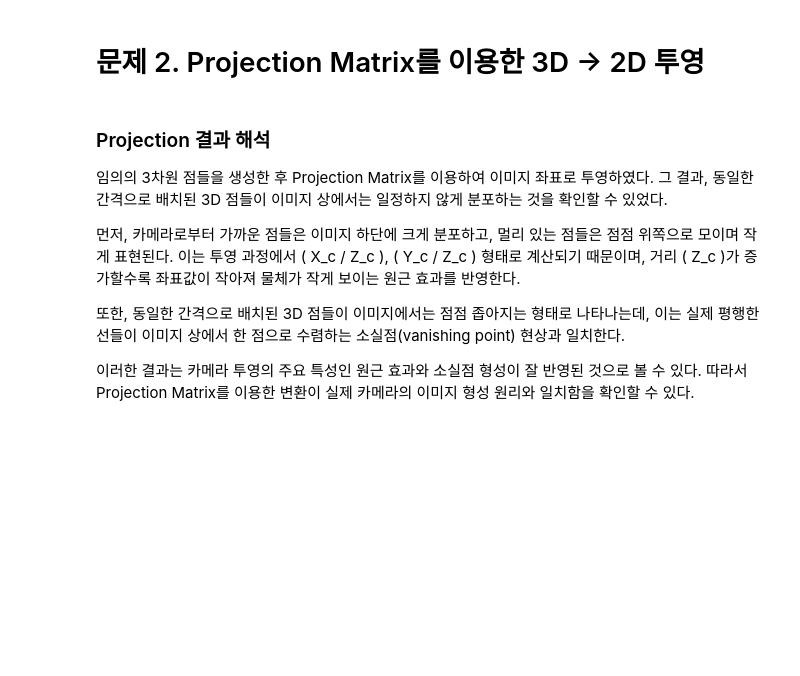
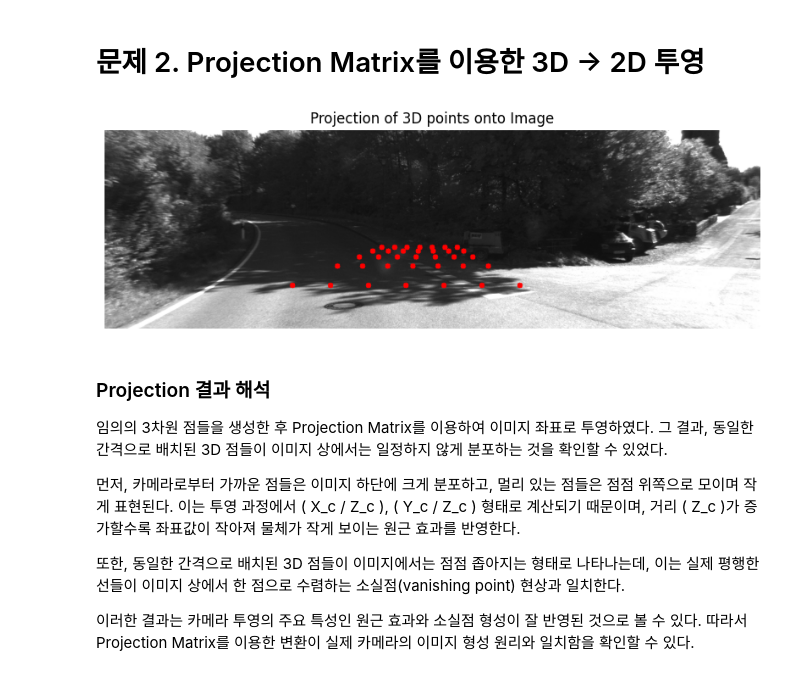
Before and after one commit to heochaeyun/autonomous_mobility, a Jupyter notebook: lane_detection/lane_detection.ipynb, the cells around one changed output. Saved outputs shown, nothing was run; the diff lists cells and outputs as text; code cells hidden in the pictures; blank space fills up the shorter version.

```diff
--- a/lane_detection/lane_detection.ipynb
+++ b/lane_detection/lane_detection.ipynb
@@ -199,35 +199,37 @@ def project_points(P, points_3d):
 # =========================
 # 4. 시각화
 # =========================
 def draw_points(image_path, points_2d):
     img = cv2.imread(image_path)
 
     for (u, v) in points_2d:
         u, v = int(u), int(v)
 
         if 0 <= u < img.shape[1] and 0 <= v < img.shape[0]:
             cv2.circle(img, (u, v), 5, (0, 0, 255), -1)
 
     img_rgb = cv2.cvtColor(img, cv2.COLOR_BGR2RGB)
 
     plt.figure(figsize=(10,5))
     plt.imshow(img_rgb)
     plt.title("Projection of 3D points onto Image")
     plt.axis("off")
     plt.show()
 
 
 # =========================
 # 실행
 # =========================
-calib_path = "/Volumes/Data/.../calib.txt"
-image_path = "/Volumes/Data/.../image_0/000000.png"
+calib_path = "/Volumes/autonomous_mobility/dataset/sequences/09/calib.txt"
+image_path = "/Volumes/autonomous_mobility/dataset/sequences/09/image_0/000000.png"
 
 P = read_projection_matrix(calib_path)
 points_3d = generate_3d_points()
 points_2d = project_points(P, points_3d)
 
 draw_points(image_path, points_2d)
+# %% [output]
+[figure, added]
 # %% [markdown]
 ### Projection 결과 해석
 
```
Also changed, not shown: parts of 12 cells of this notebook, 5 other files.
